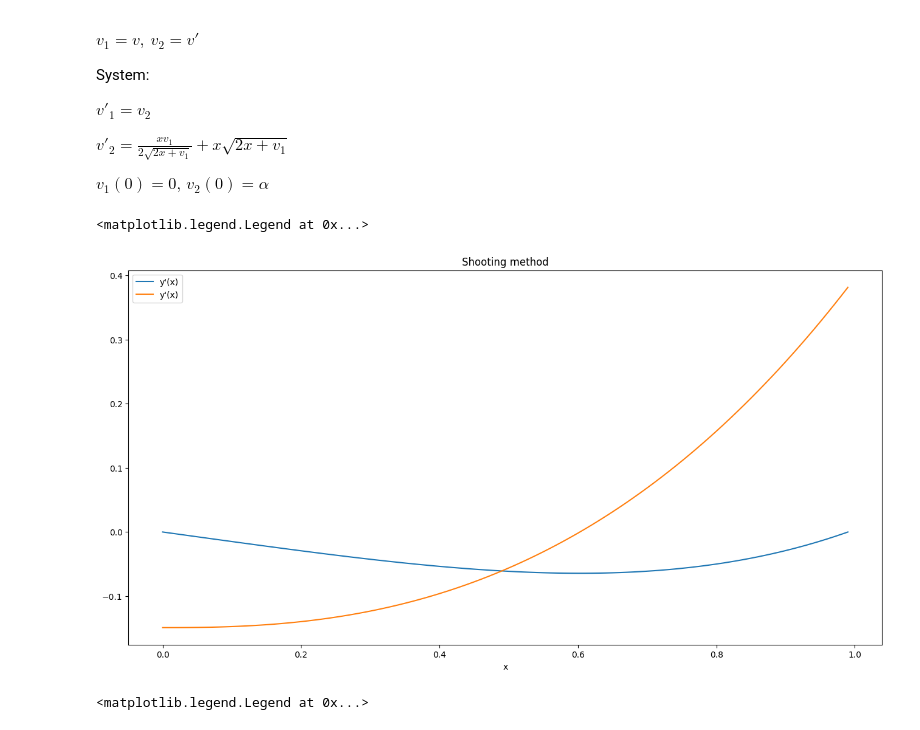
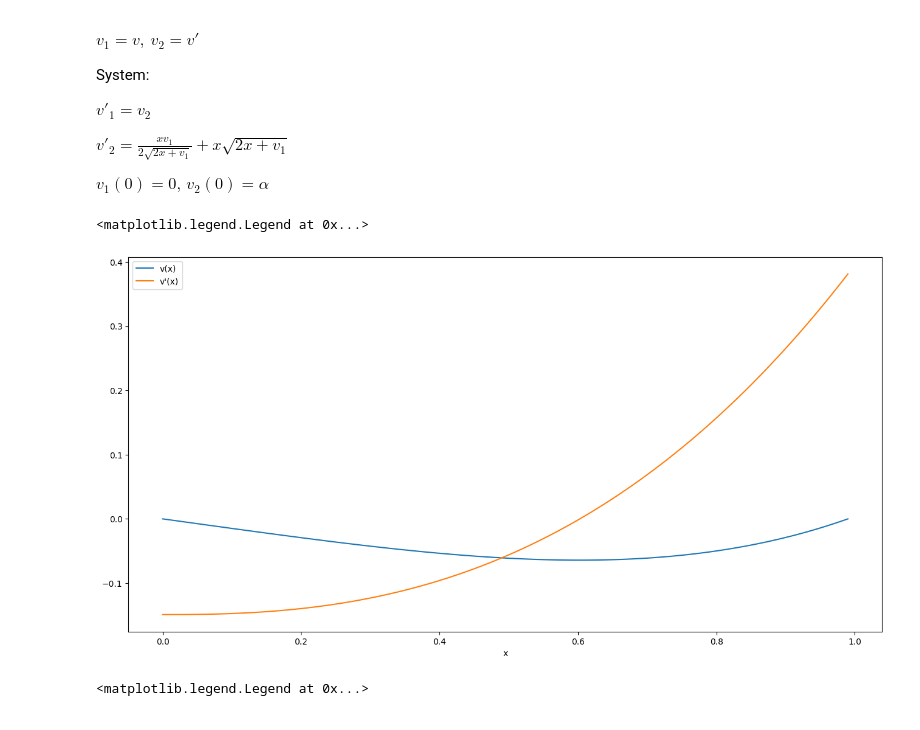
Before and after one commit to nerett/computational-mathematics, a Jupyter notebook: 8-9-NDE/8-nde.ipynb, the cells around one changed output. Cells and saved outputs as stored; diff of their text form; code cells hidden in the pictures.

Commit message:
changed plot descriptions

```diff
--- a/8-9-NDE/8-nde.ipynb
+++ b/8-9-NDE/8-nde.ipynb
@@ -146,14 +146,14 @@ a = shooting(a0=0, F=F2, h=h)
 x, v = rungekutta_explicit(f2, [1e-6, a], x0, x1, h)
 # %%
 plt.figure(figsize=(16, 8))
-plt.title(f"Shooting method")
-plt.plot(x, v, label="y'(x)")
+plt.plot(x, v[:, 0], label="v(x)")
+plt.plot(x, v[:, 1], label="v'(x)")
 
 plt.xlabel("x")
 plt.legend()
 # %% [output]
 <matplotlib.legend.Legend at 0x...>
-[figure, old version]
+[figure, new version]
 # %%
 y0 = 2*x
 y = y0 + v[:, 1]
```
